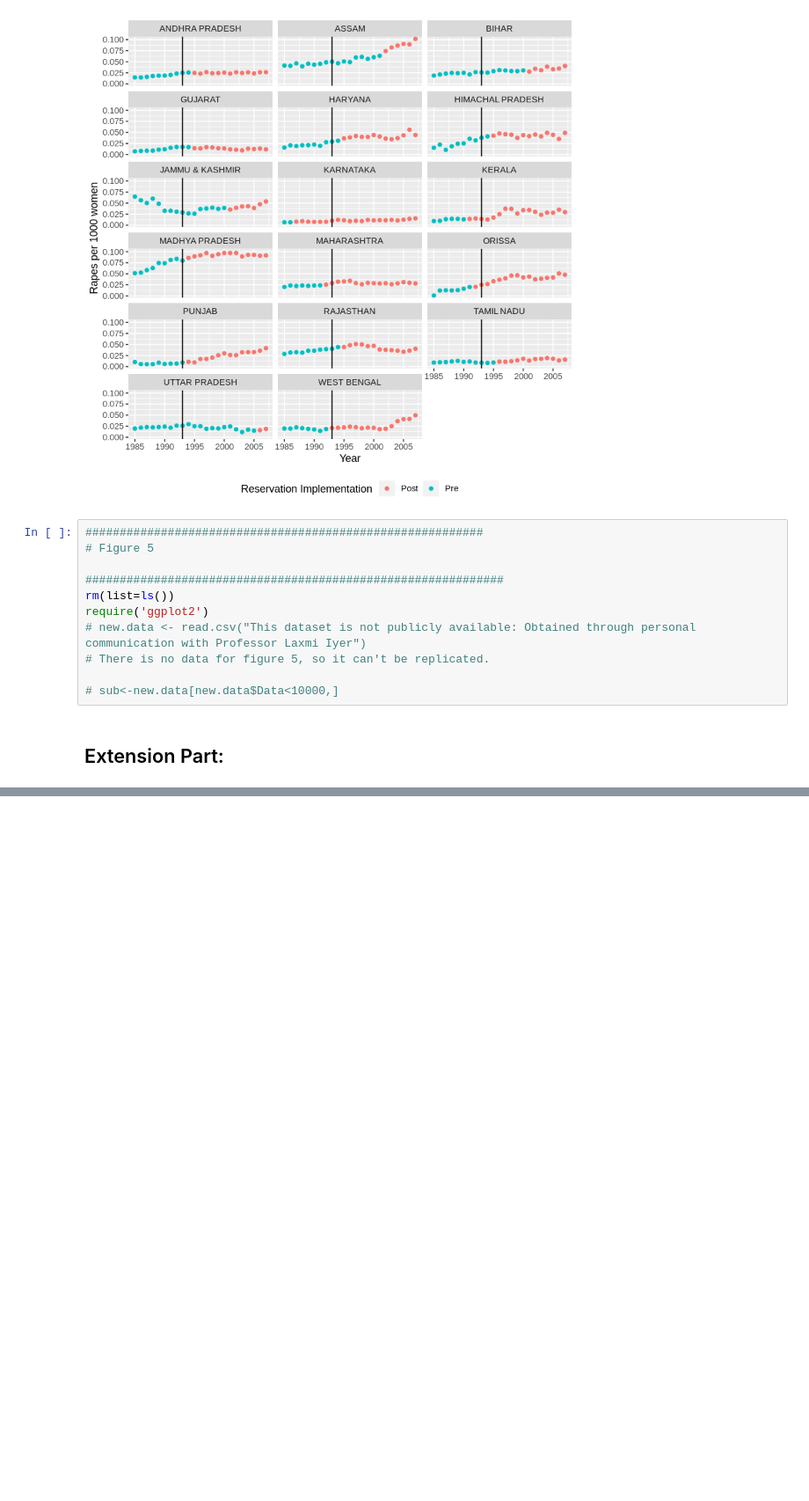
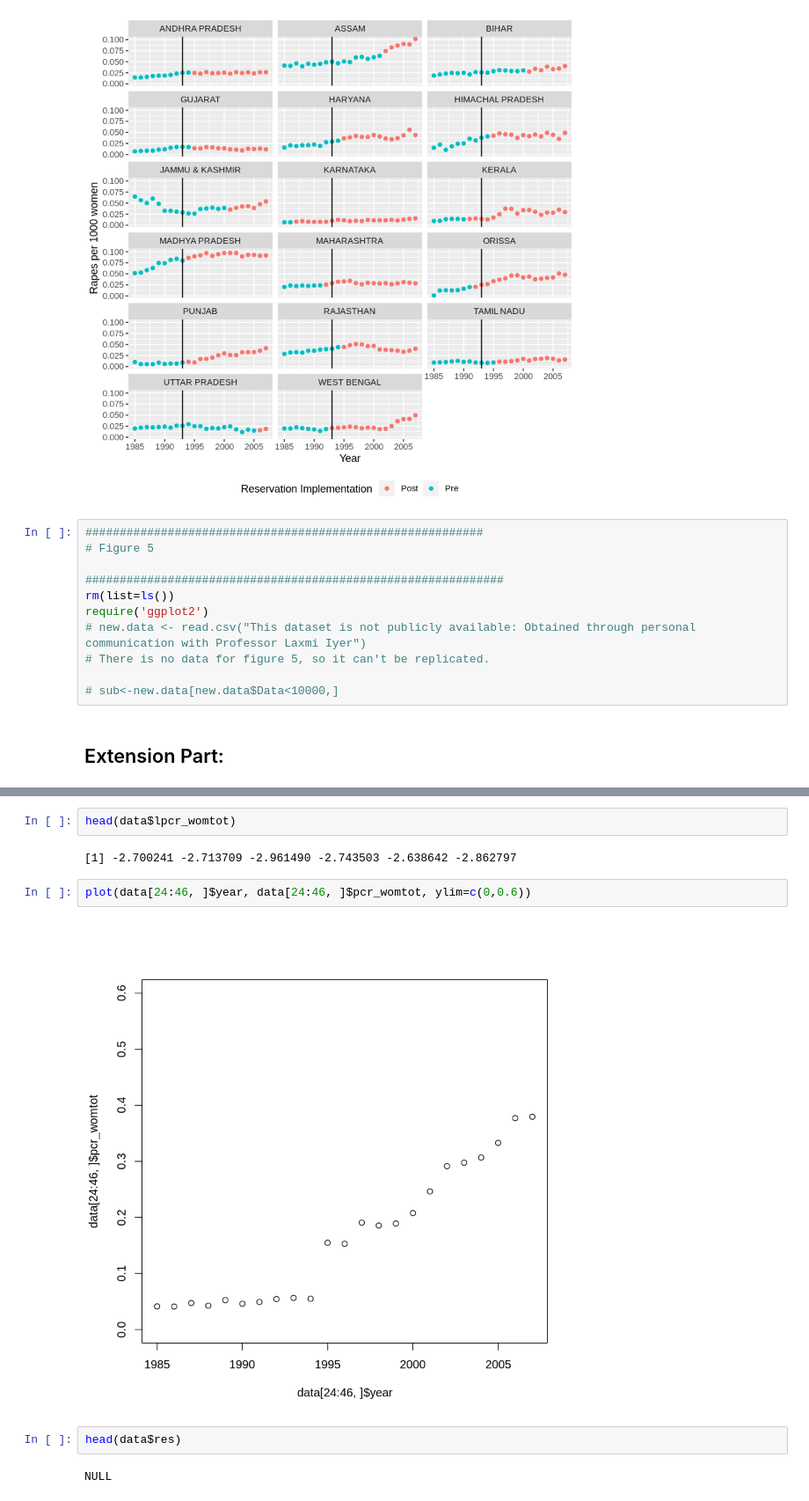
Before and after one commit to mahmud-nobe/CS112-Final-Project, a Jupyter notebook: CS112_Final_Project.ipynb, the cells around one changed output, grey strips where cells are left out. Shown at 88% size. Drawn from its saved outputs; the diff is of its cells as text; blank space fills up the shorter version.

```diff
--- a/CS112_Final_Project.ipynb
+++ b/CS112_Final_Project.ipynb
@@ -569,0 +620,12 @@ require('ggplot2')
+# %%
+head(data$lpcr_womtot)
+# %% [output]
+[1] -2.700241 -2.713709 -2.961490 -2.743503 -2.638642 -2.862797
+# %%
+plot(data[24:46, ]$year, data[24:46, ]$pcr_womtot, ylim=c(0,0.6))
+# %% [output]
+[figure, added]
+# %%
+head(data$res)
+# %% [output]
+NULL
```
Also changed, not shown: parts of 5 cells of this notebook.
